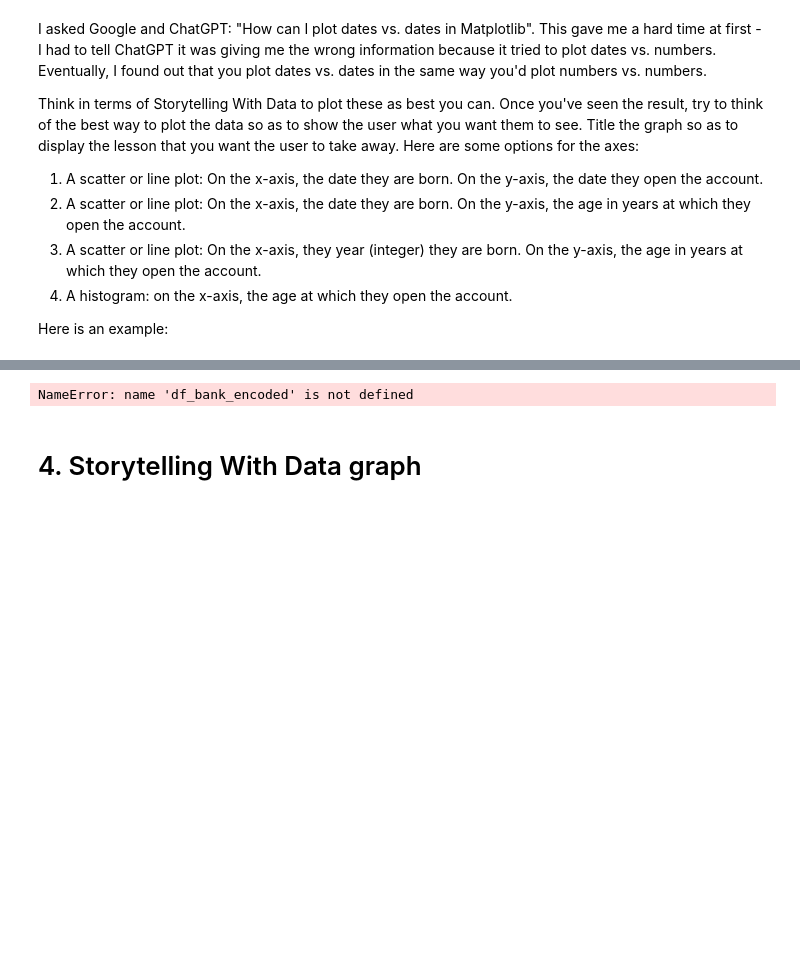
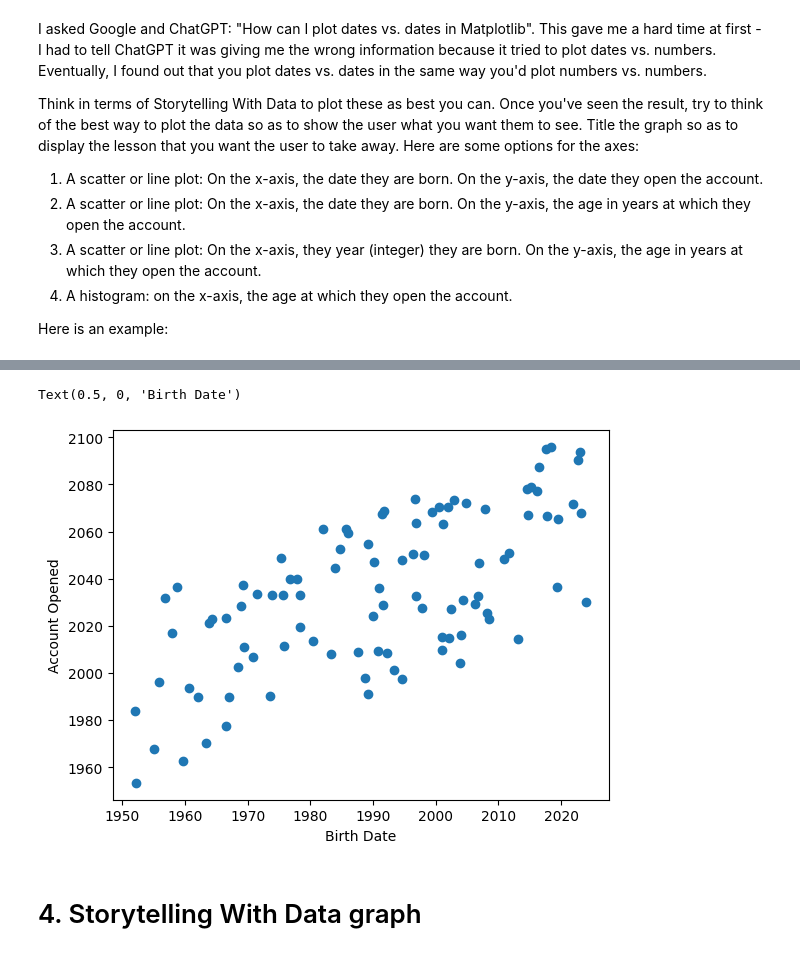
Before and after one commit to akamatt1/OMDS-ModB2-WeeklyAssignments, a Jupyter notebook: OMDS-ModB2-Week1-Affum-Matt.ipynb, the cells around one changed output, grey strips where cells are left out. Drawn from its saved outputs; the diff is of its cells as text; code cells hidden in the pictures; blank space fills up the shorter version.

```diff
--- a/OMDS-ModB2-Week1-Affum-Matt.ipynb
+++ b/OMDS-ModB2-Week1-Affum-Matt.ipynb
@@ -343,13 +462,13 @@ Text(0.5, 0, 'Birth Date')
-# %%
-# Make sure the columns are datetime
-df_bank_encoded["AccountOpened"] = pd.to_datetime(df_bank_encoded["AccountOpened"])
-df_bank_encoded["BirthDate"] = pd.to_datetime(df_bank_encoded["BirthDate"])
-
-df_bank_encoded["AgeAtOpen"] = (
-    (df_bank_encoded["AccountOpened"] - df_bank_encoded["BirthDate"]).dt.days // 365
-)
-# %% [output]
-NameError: name 'df_bank_encoded' is not defined
+# %%
+import matplotlib.pyplot as plt
+
+ax = plt.gca() # get an "Axes" object to draw on; gca stands for "get current Axes"
+ax.scatter(df_bank_clean["BirthDate"], df_bank_clean["AccountOpened"]) # create a scatter plot based on these two dates
+ax.set_ylabel("Account Opened") # label the y axis
+ax.set_xlabel("Birth Date") # label the x axis
+# %% [output]
+Text(0.5, 0, 'Birth Date')
+[figure, added]
 # %% [markdown]
 # 4. Storytelling With Data graph
 # %% [markdown]
```
Also changed, not shown: parts of 19 cells of this notebook.
